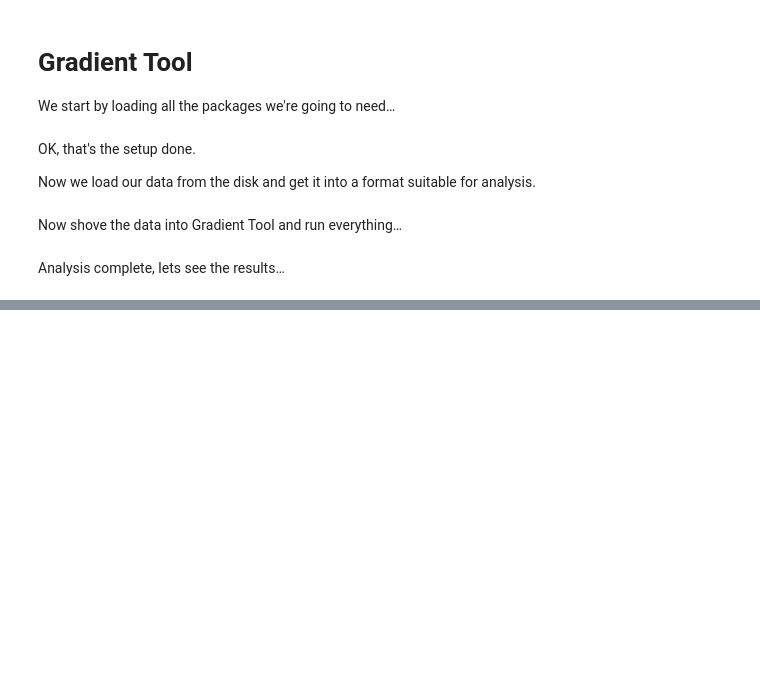
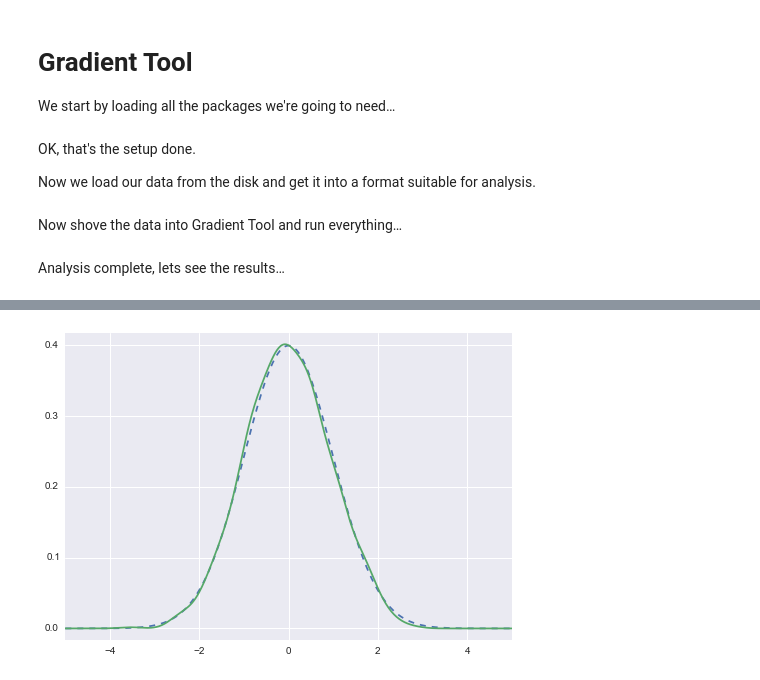
Before and after one commit to smason/ip2, a Jupyter notebook: gradienttool.ipynb, the cells around one changed output, grey strips where cells are left out. Cells and saved outputs as stored; diff of their text form; code cells hidden in the pictures; blank space fills up the shorter version.

```diff
--- a/gradienttool.ipynb
+++ b/gradienttool.ipynb
@@ -112,0 +104,9 @@ for y in CI:
+# %%
+x = sp.randn(1000)
+kde = sp.stats.gaussian_kde(x)
+xx = np.linspace(-5,5,501)
+plt.margins(0,0.04)
+plt.plot(xx,sp.stats.norm().pdf(xx),'--')
+plt.plot(xx,kde.pdf(xx));
+# %% [output]
+[figure, added]
```
Also changed, not shown: parts of 10 cells of this notebook, 1 other file.
